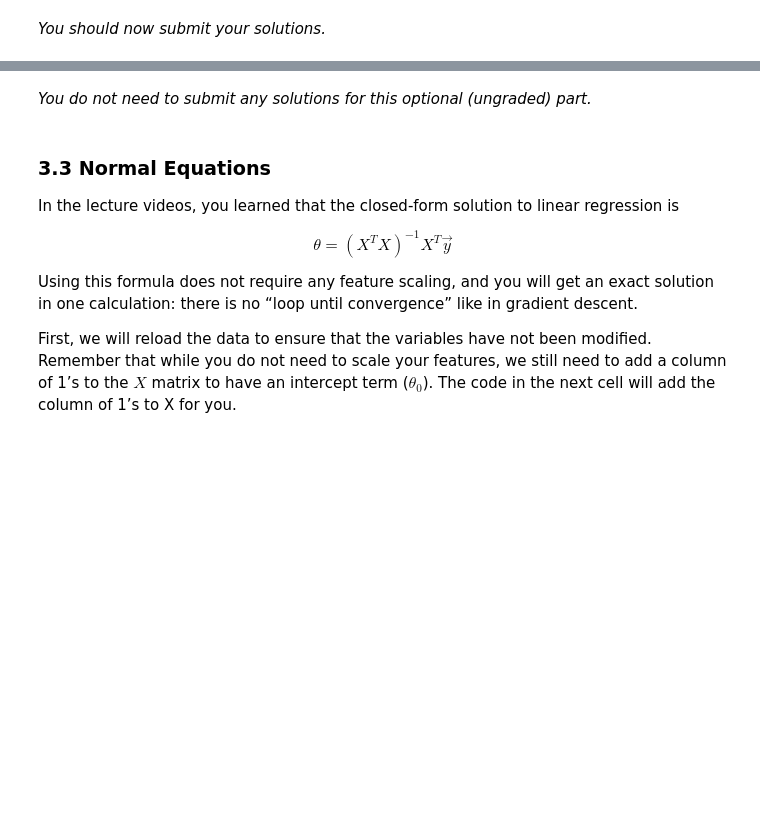
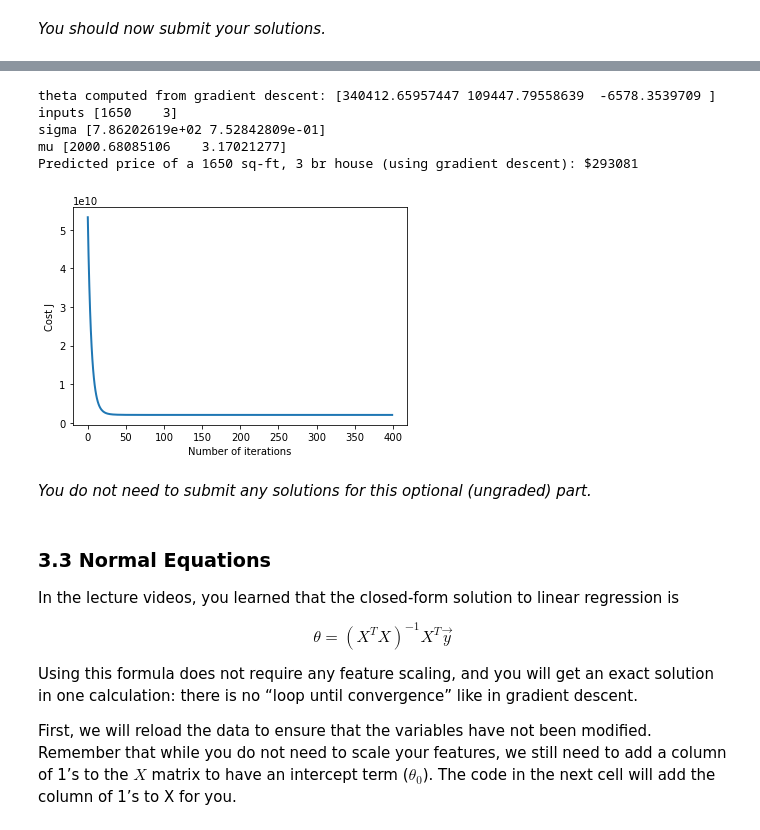
Before and after one commit to adin786/ml-coursera-python-assignments, a Jupyter notebook: Exercise1/exercise1.ipynb, the cells around one changed output, grey strips where cells are left out. Cells and saved outputs as stored; diff of their text form; code cells hidden in the pictures; blank space fills up the shorter version.

```diff
--- a/Exercise1/exercise1.ipynb
+++ b/Exercise1/exercise1.ipynb
@@ -786,7 +778,14 @@ def computeCostMulti(X, y, theta):
     J = 0
 
     # ======================= YOUR CODE HERE ===========================
+    # Loop through all rows in y, and sum the right hand term in the cost equation
+    sumTerm = 0
+    for i in range(m):
+        thisTerm = (np.dot(np.transpose(theta),X[i])-y[i])**2
+        sumTerm = sumTerm + thisTerm
 
+    # Compute final summed cost value
+    J = 1/(2*m) * sumTerm
 
     # ==================================================================
     return J
@@ -846,6 +860,11 @@ def gradientDescentMulti(X, y, theta, alpha, num_iters):
     for i in range(num_iters):
         # ======================= YOUR CODE HERE ==========================
 
+        # Alternative vectorised method
+        temp = theta.copy()
+        for j in range(len(theta)):
+            temp[j] = theta[j] - (alpha/m) * np.sum((np.dot(X,theta)-y)*X[:,j])
+        theta = temp
 
         # =================================================================
 
@@ -906,34 +940,48 @@ of a 1650 sq-ft, 3 br house.
 
 Hint
 ----
 At prediction, make sure you do the same feature normalization.
 """
 # Choose some alpha value - change this
 alpha = 0.1
 num_iters = 400
 
 # init theta and run gradient descent
 theta = np.zeros(3)
 theta, J_history = gradientDescentMulti(X, y, theta, alpha, num_iters)
 
 # Plot the convergence graph
 pyplot.plot(np.arange(len(J_history)), J_history, lw=2)
 pyplot.xlabel('Number of iterations')
 pyplot.ylabel('Cost J')
 
 # Display the gradient descent's result
 print('theta computed from gradient descent: {:s}'.format(str(theta)))
 
 # Estimate the price of a 1650 sq-ft, 3 br house
 # ======================= YOUR CODE HERE ===========================
 # Recall that the first column of X is all-ones.
 # Thus, it does not need to be normalized.
 
-price = 0   # You should change this
+inputs = np.array([1650,3])
+inputs2 = (inputs-mu) / sigma    # Apply feature scaling and mean normalisation
+inputs3 = np.concatenate([np.array([1]), inputs2], axis=0)
+print('inputs',inputs)
+print('sigma',sigma)
+print('mu',mu)
+
+price = inputs3 @ theta   # You should change this
 
 # ===================================================================
 
 print('Predicted price of a 1650 sq-ft, 3 br house (using gradient descent): ${:.0f}'.format(price))
+# %% [output]
+theta computed from gradient descent: [340412.65957447 109447.79558639  -6578.3539709 ]
+inputs [1650    3]
+sigma [7.86202619e+02 7.52842809e-01]
+mu [2000.68085106    3.17021277]
+Predicted price of a 1650 sq-ft, 3 br house (using gradient descent): $293081
+[figure, added]
 # %% [markdown]
 *You do not need to submit any solutions for this optional (ungraded) part.*
 # %% [markdown]
```
Also changed, not shown: parts of 8 cells of this notebook.
